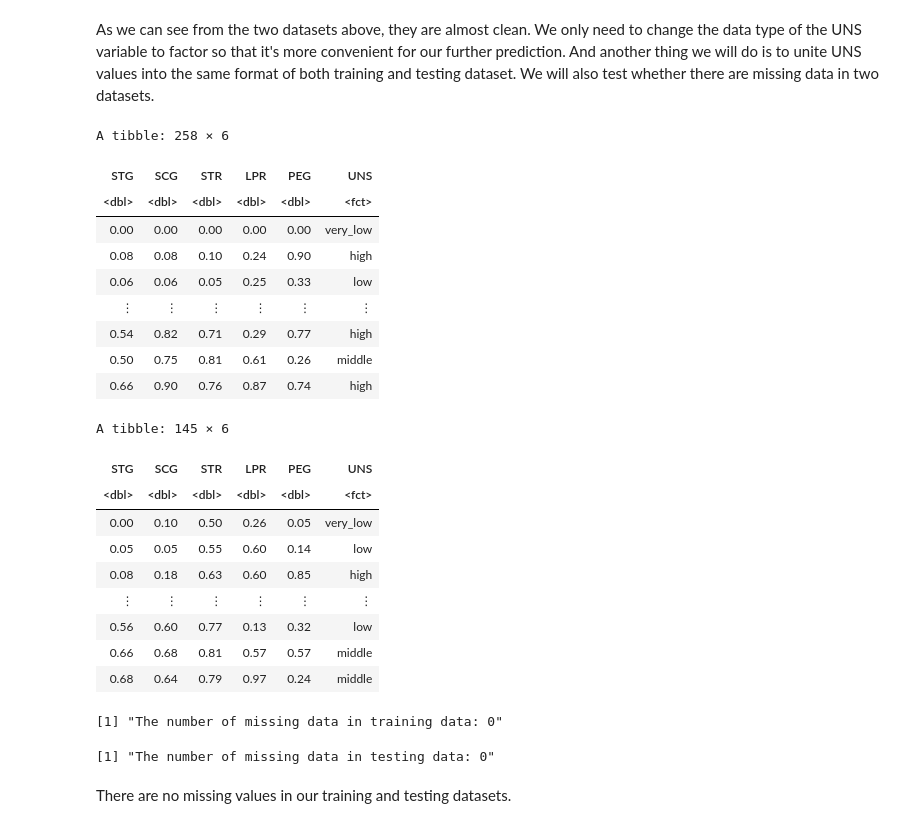
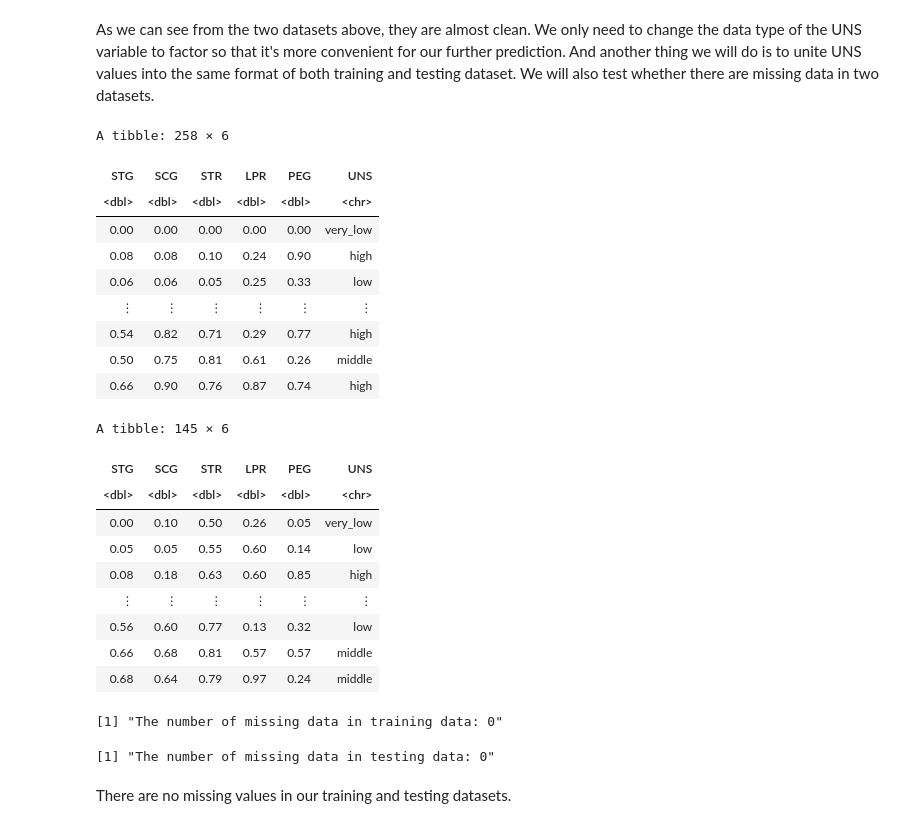
Before and after one commit to kzhang0113/group_8_ds_project, a Jupyter notebook: group_8_final_project.ipynb, the cells around one changed output. Drawn from its saved outputs; the diff is of its cells as text; code cells hidden in the pictures.

```diff
--- a/group_8_final_project.ipynb
+++ b/group_8_final_project.ipynb
@@ -80,28 +80,25 @@ As we can see from the two datasets above, they are almost clean. We only need t
 # %%
 # clean the training and testing data, and making sure that the target variable, UNS, is a factor type
 training_data <- mutate(training_data, UNS = as_factor(UNS))
 testing_data <- mutate(testing_data, UNS = as_factor(UNS))
 
 # unite value format
 training_data$UNS = tolower(training_data$UNS)
-training_data <- training_data %>%
-                 mutate(UNS = as_factor(UNS))
 training_data
 
 testing_data$UNS = tolower(testing_data$UNS)
 testing_data <- testing_data %>%
-    mutate(UNS = str_replace(UNS, " ", "_")) %>%
-    mutate(UNS = as_factor(UNS))
+    mutate(UNS = str_replace(UNS, " ", "_"))
 testing_data
 
 # test missing values
 
 sprintf("The number of missing data in training data: %s", sum(is.na(training_data)))
 sprintf("The number of missing data in testing data: %s", sum(is.na(testing_data)))
 # %% [output]
 A tibble: 258 × 6
 | STG | SCG | STR | LPR | PEG | UNS |
-| <dbl> | <dbl> | <dbl> | <dbl> | <dbl> | <fct> |
+| <dbl> | <dbl> | <dbl> | <dbl> | <dbl> | <chr> |
 | 0.00 | 0.00 | 0.00 | 0.00 | 0.00 | very_low |
 | 0.08 | 0.08 | 0.10 | 0.24 | 0.90 | high |
 | 0.06 | 0.06 | 0.05 | 0.25 | 0.33 | low |
@@ -111,7 +108,7 @@ A tibble: 258 × 6
 | 0.66 | 0.90 | 0.76 | 0.87 | 0.74 | high |
 A tibble: 145 × 6
 | STG | SCG | STR | LPR | PEG | UNS |
-| <dbl> | <dbl> | <dbl> | <dbl> | <dbl> | <fct> |
+| <dbl> | <dbl> | <dbl> | <dbl> | <dbl> | <chr> |
 | 0.00 | 0.10 | 0.50 | 0.26 | 0.05 | very_low |
 | 0.05 | 0.05 | 0.55 | 0.60 | 0.14 | low |
 | 0.08 | 0.18 | 0.63 | 0.60 | 0.85 | high |
```
Also changed, not shown: parts of 3 cells of this notebook.
